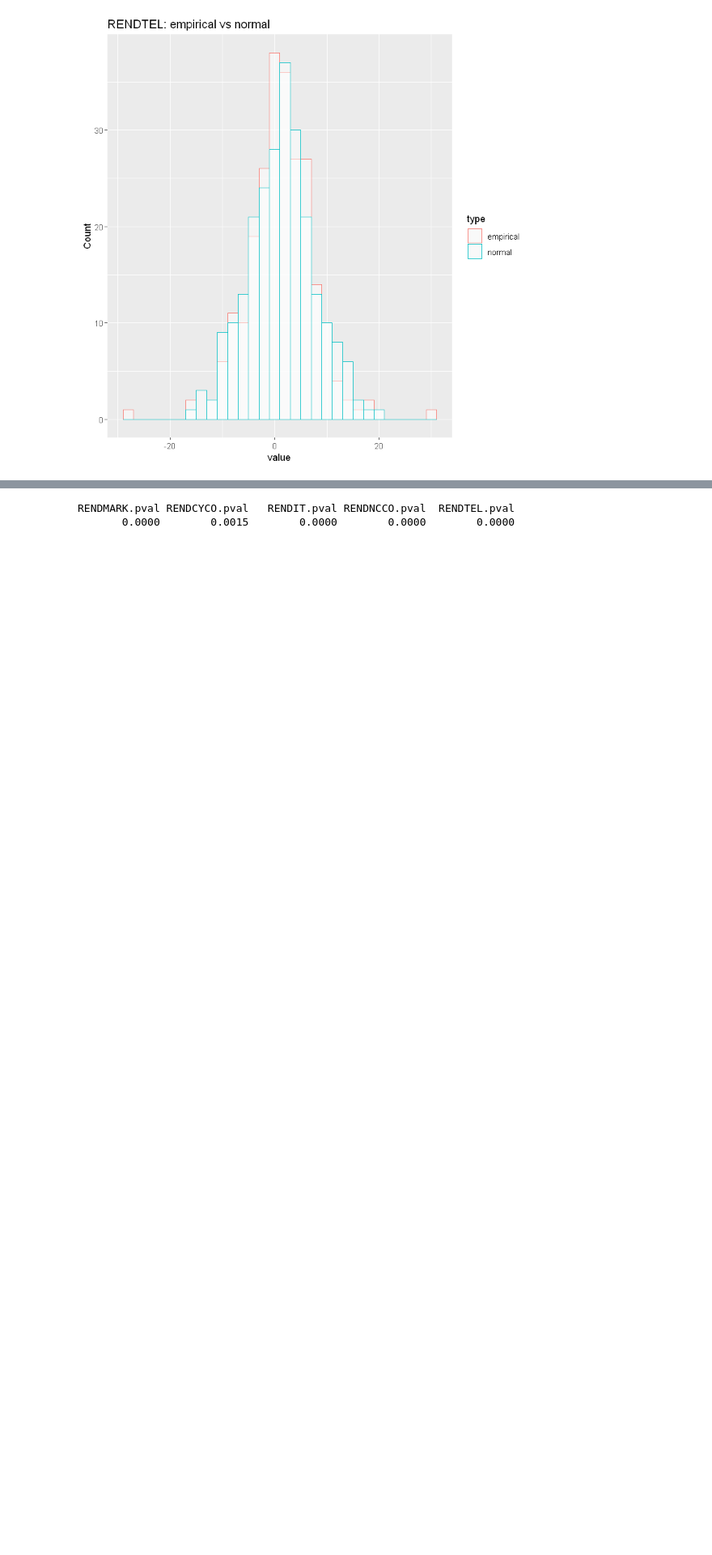
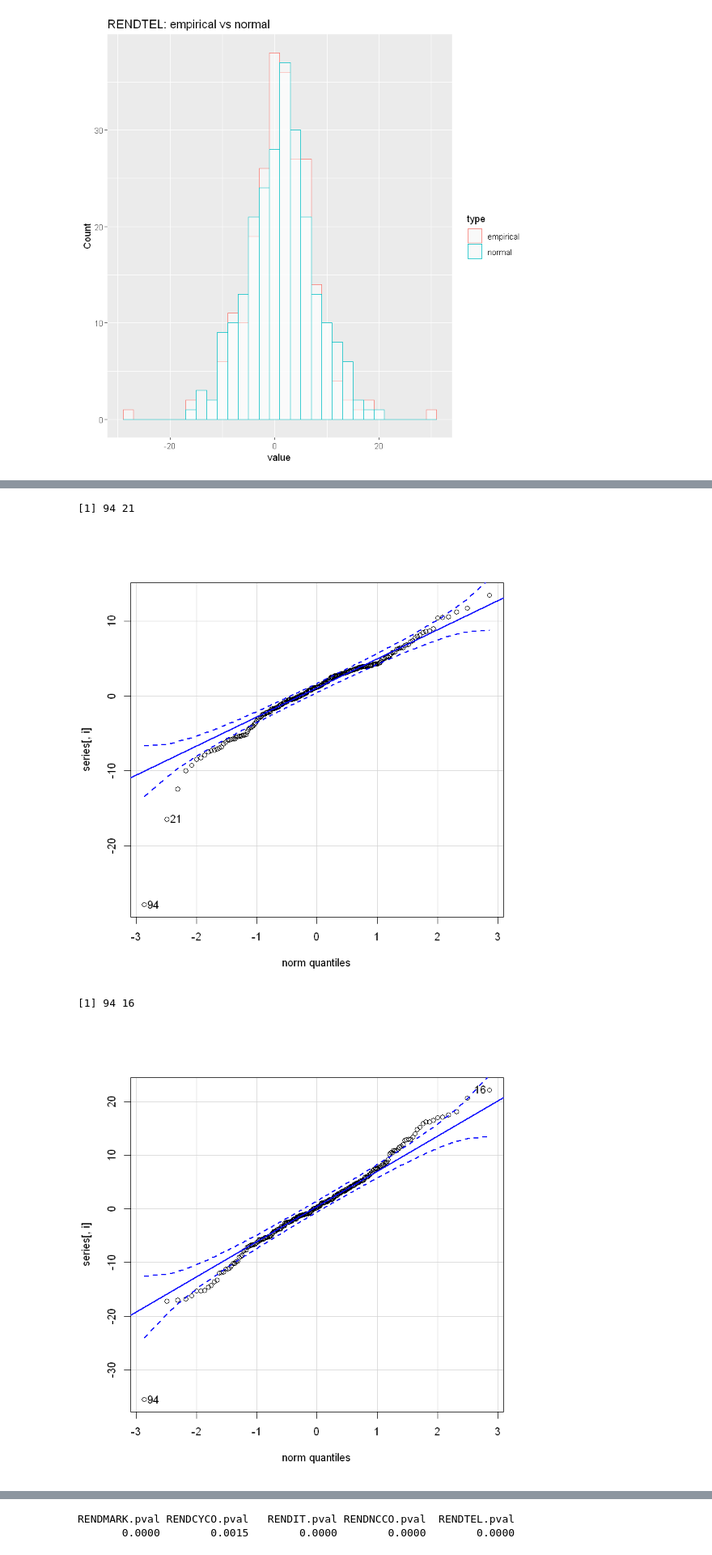
Before and after one commit to dcuoliveira/fgv-financial-econometrics, a Jupyter notebook: First assignment.ipynb, the cells around one changed output, grey strips where cells are left out. Shown: that part at 81% size. Drawn from its saved outputs; the diff is of its cells as text; code cells hidden in the pictures; blank space fills up the shorter version.

```diff
--- a/First assignment.ipynb
+++ b/First assignment.ipynb
@@ -145,0 +149,9 @@ for (col in unique(hist_df[,2])){
+# %%
+for (i in 1:dim(series)[2]){
+    qqPlot(series[,i])
+}
+# %% [output]
+[1] 94 21
+[figure, added]
+[1] 94 16
+[figure, added]
```
Also changed, not shown: parts of 3 cells of this notebook.
